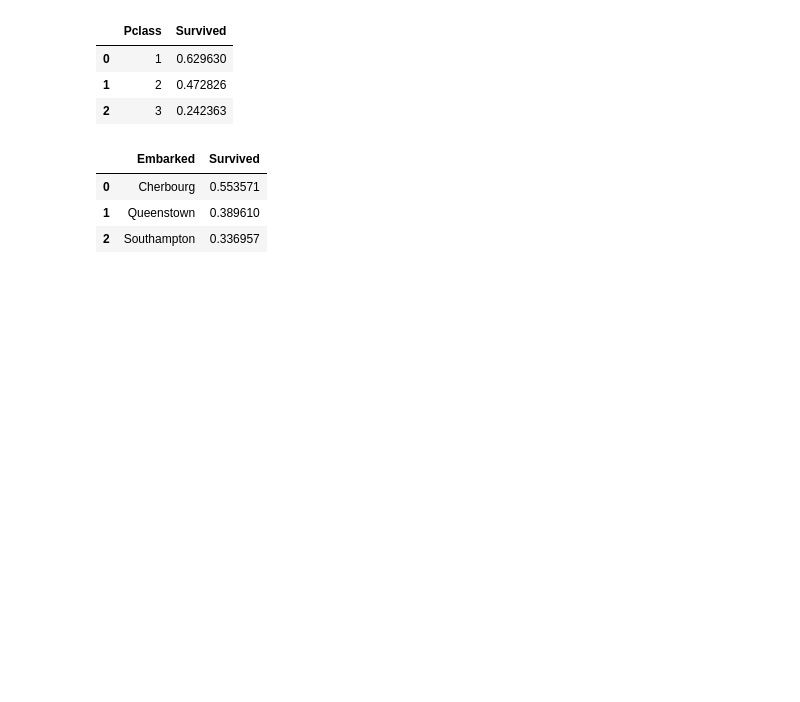
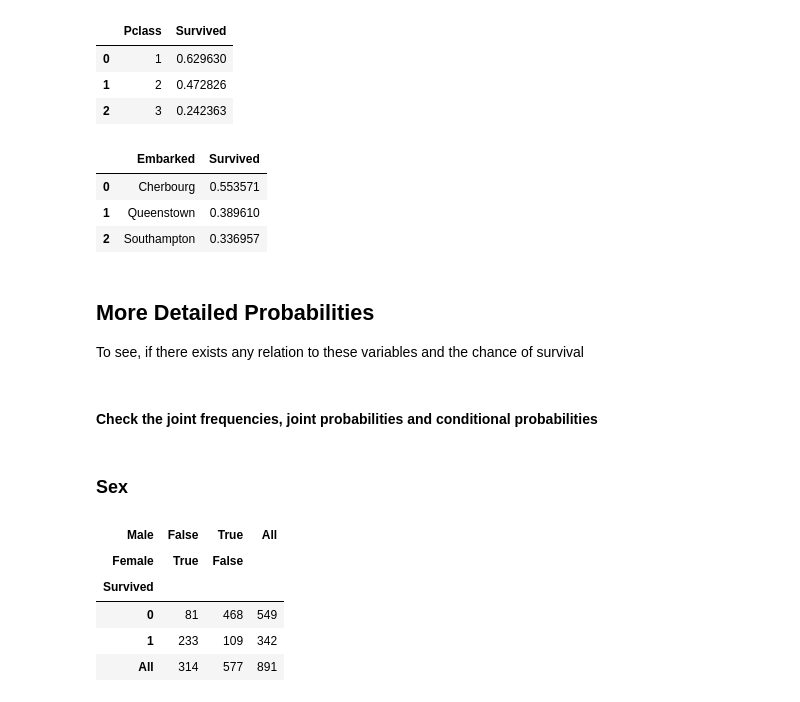
Before and after one commit to dennis-hauser/titanic, a Jupyter notebook: titanic.ipynb, the cells around one changed output. Drawn from its saved outputs; the diff is of its cells as text; code cells hidden in the pictures; blank space fills up the shorter version.

```diff
--- a/titanic.ipynb
+++ b/titanic.ipynb
@@ -238,3 +238,20 @@ data[['Embarked', 'Survived']].groupby(['Embarked'], as_index=False).mean().sort
 | 0 | Cherbourg | 0.553571 |
 | 1 | Queenstown | 0.389610 |
 | 2 | Southampton | 0.336957 |
+# %% [markdown]
+## More Detailed Probabilities
+To see, if there exists any relation to these variables and the chance of survival
+# %% [markdown]
+#### Check the joint frequencies, joint probabilities and conditional probabilities
+# %% [markdown]
+### Sex
+# %%
+# Joint frequencies
+pd.crosstab(index=data['Survived'], columns=[data['Male']==1, data['Female']==1], margins=True)
+# %% [output]
+| Male | False | True | All |
+| Female | True | False |  |
+| Survived |  |  |  |
+| 0 | 81 | 468 | 549 |
+| 1 | 233 | 109 | 342 |
+| All | 314 | 577 | 891 |
```
Also changed, not shown: parts of 16 cells of this notebook.
